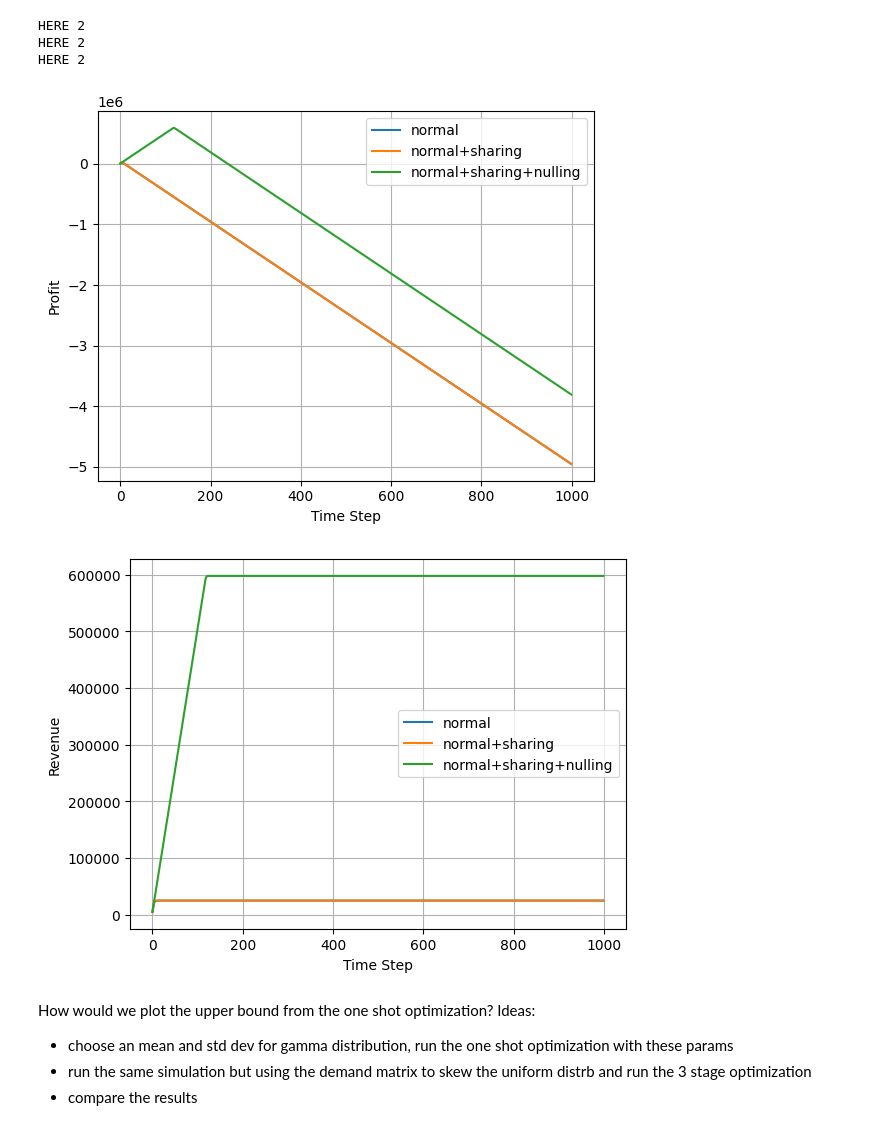
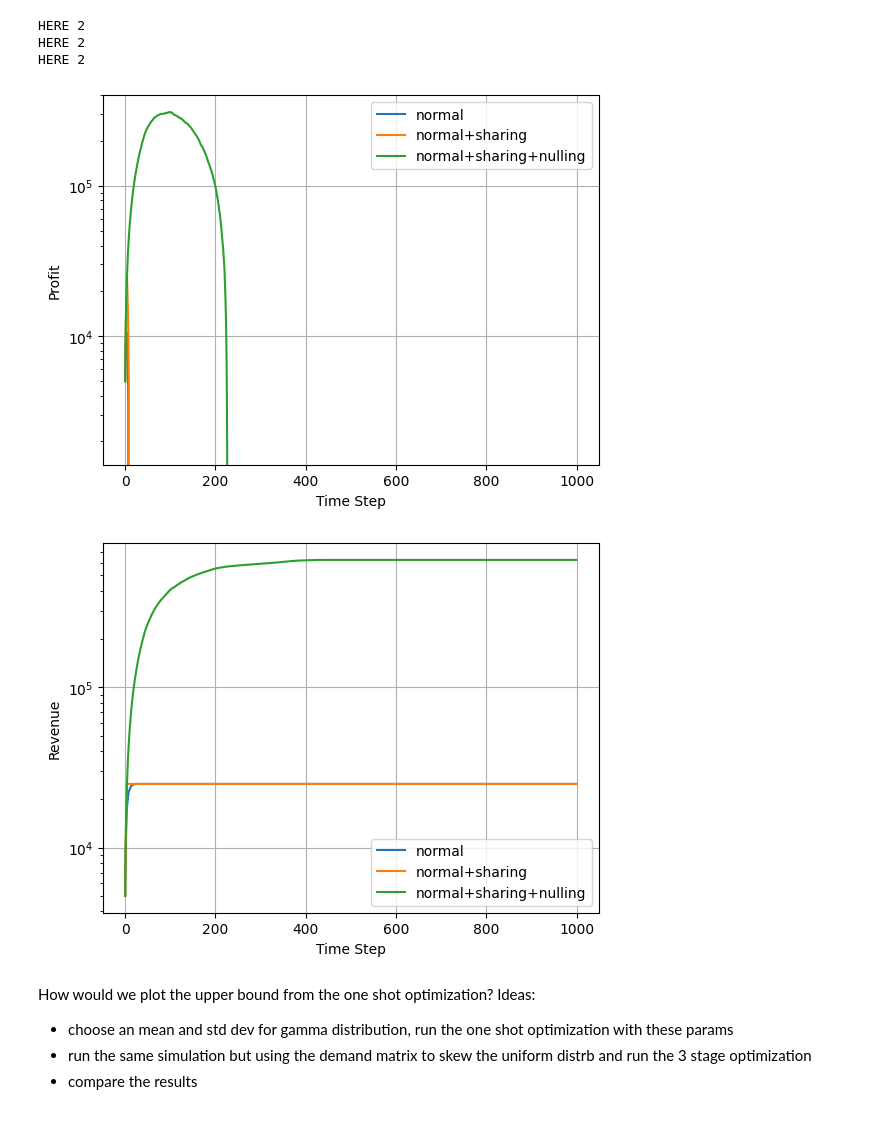
Before and after one commit to brieonbread/leo_mac_sim, a Jupyter notebook: mac_protocol_simulation_v2.ipynb, the cells around one changed output. Cells and saved outputs as stored; diff of their text form; code cells hidden in the pictures.

```diff
--- a/mac_protocol_simulation_v2.ipynb
+++ b/mac_protocol_simulation_v2.ipynb
@@ -608,50 +802,50 @@ def summarize_results(result, num_time_steps, animate=False):
 num_time_steps = 1000
 max_users = 50000
 result_1 = simulate_leo_mac(num_sats=25, num_cells=25, num_time_steps=num_time_steps, total_capacity=10,
-                     max_users=max_users, revenue_factor=100, penalty_factor=100, distribution="uniform",
+                     max_users=max_users, revenue_factor=100, penalty_factor=100, distribution="random",
                      use_stage_1=True, use_stage_2=False, use_stage_3=False)
 
 # normal + sharing
 result_2 = simulate_leo_mac(num_sats=25, num_cells=25, num_time_steps=num_time_steps, total_capacity=10,
-                     max_users=max_users, revenue_factor=100, penalty_factor=100, distribution="uniform",
+                     max_users=max_users, revenue_factor=100, penalty_factor=100, distribution="random",
                      use_stage_1=True, use_stage_2=True, use_stage_3=False)
 
 # normal + sharing + nulling
 result_3 = simulate_leo_mac(num_sats=25, num_cells=25, num_time_steps=num_time_steps, total_capacity=10,
-                     max_users=max_users, revenue_factor=100, penalty_factor=100, distribution="uniform",
+                     max_users=max_users, revenue_factor=100, penalty_factor=100, distribution="random",
                      use_stage_1=True, use_stage_2=True, use_stage_3=True)
 
 result_1_profit = np.array(result_1["revenues"]) - np.array(result_1["penalties"])
 result_2_profit = np.array(result_2["revenues"]) - np.array(result_2["penalties"])
 result_3_profit = np.array(result_3["revenues"]) - np.array(result_3["penalties"])
 
 
 plt.plot(result_1_profit, label="normal")
 plt.plot(result_2_profit, label="normal+sharing")
 plt.plot(result_3_profit, label="normal+sharing+nulling")
-# plt.yscale("log")
+plt.yscale("log")
 plt.ylabel("Profit")
 plt.xlabel("Time Step")
 plt.grid()
 plt.legend()
 plt.show()
 
 
 plt.plot(result_1["revenues"], label="normal")
 plt.plot(result_2["revenues"], label="normal+sharing")
 plt.plot(result_3["revenues"], label="normal+sharing+nulling")
-# plt.yscale("log")
+plt.yscale("log")
 plt.ylabel("Revenue")
 plt.xlabel("Time Step")
 plt.grid()
 plt.legend()
 plt.show()
 # %% [output]
 HERE 2
 HERE 2
 HERE 2
-[figure, old version]
+[figure, new version]
-[figure, old version]
+[figure, new version]
 # %% [markdown]
 How would we plot the upper bound from the one shot optimization?
 Ideas:
```
Also changed, not shown: parts of 8 cells of this notebook, 1 other file.
